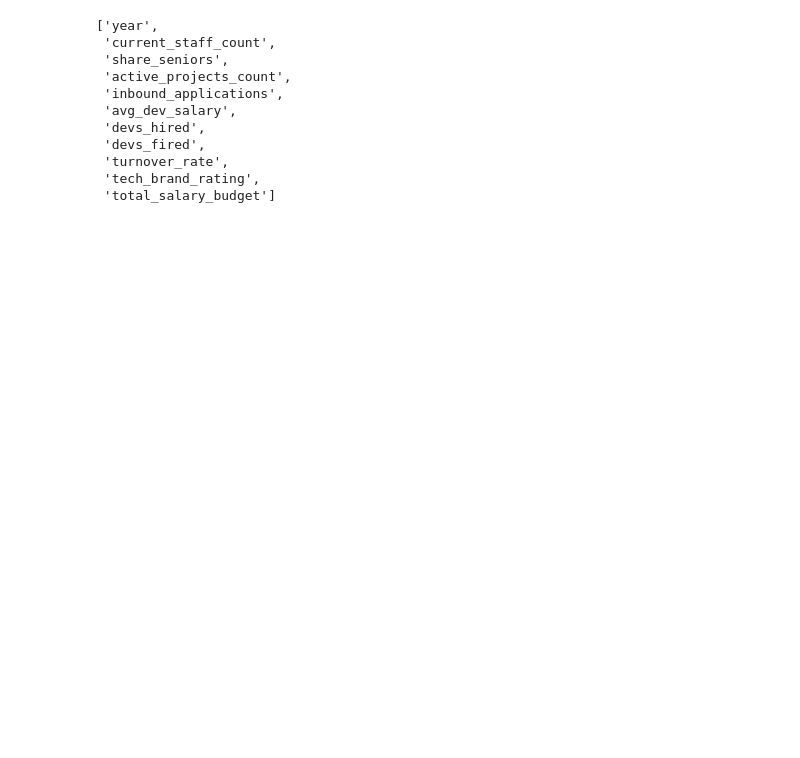
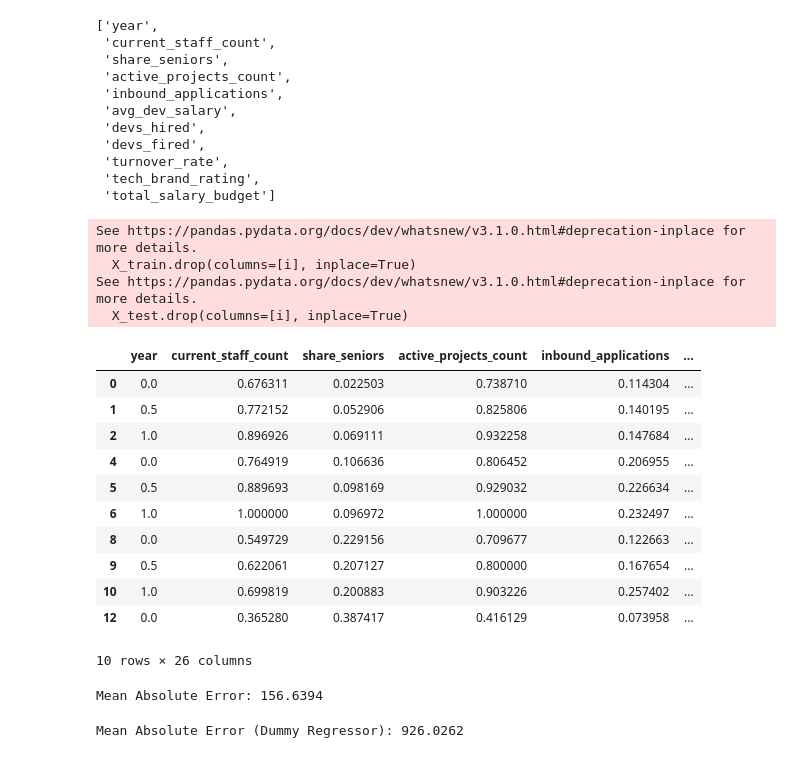
Before and after one commit to zuykovmikhail1305-boop/it_gorod, a Jupyter notebook: eda.ipynb, the cells around one changed output. Cells and saved outputs as stored; diff of their text form; code cells hidden in the pictures; blank space fills up the shorter version.

```diff
--- a/eda.ipynb
+++ b/eda.ipynb
@@ -180,3 +184,3 @@ y_train = df['yearly_cv_processed']
 # %%
-X_test = df_test.drop(columns=['department_id', 'yearly_cv_processed'])
-y_test = df_test['yearly_cv_processed']
+df_train = df[df['year'] != 2023]
+df_test = df[df['year'] != 2023]
@@ -198,3 +187,9 @@ X_train.columns.to_list()
+# %%
+X_train = df_train.drop(columns=['yearly_cv_processed', 'department_id'])
+y_train = df_train['yearly_cv_processed']
+
+X_test = df_test.drop(columns=['yearly_cv_processed', 'department_id'])
+y_test = df_test['yearly_cv_processed']
 # %%
 num_cols = [c for c in X_train.select_dtypes('number').columns]
 # %%
@@ -211,3 +206,63 @@ num_cols
  'turnover_rate',
  'tech_brand_rating',
  'total_salary_budget']
+# %%
+from sklearn.preprocessing import OneHotEncoder, MinMaxScaler
+
+encoder = OneHotEncoder()
+for i in X_train.columns.to_list():
+    if i not in num_cols:
+        encoder.fit(X_train[[i]])
+        X_train = pd.concat([X_train, pd.DataFrame(encoder.transform(X_train[[i]]).toarray(),
+                                                   columns=encoder.get_feature_names_out([i]),
+                                                   index=X_train.index)], axis=1)
+        X_test = pd.concat([X_test, pd.DataFrame(encoder.transform(X_test[[i]]).toarray(),
+                                                 columns=encoder.get_feature_names_out([i]),
+                                                 index=X_test.index)], axis=1)
+        X_train.drop(columns=[i], inplace=True)
+        X_test.drop(columns=[i], inplace=True)
+# %% [output]
+See https://pandas.pydata.org/docs/dev/whatsnew/v3.1.0.html#deprecation-inplace for more details.
+  X_train.drop(columns=[i], inplace=True)
+See https://pandas.pydata.org/docs/dev/whatsnew/v3.1.0.html#deprecation-inplace for more details.
+  X_test.drop(columns=[i], inplace=True)
+# %%
+for i in num_cols:
+    scaler = MinMaxScaler()
+    scaler.fit(X_train[[i]])
+    X_train[i] = scaler.transform(X_train[[i]])
+    X_test[i] = scaler.transform(X_test[[i]])
+# %%
+X_train.head(10)
+# %% [output]
+|  | year | current_staff_count | share_seniors | active_projects_count | inbound_applications | ... |
+| 0 | 0.0 | 0.676311 | 0.022503 | 0.738710 | 0.114304 | ... |
+| 1 | 0.5 | 0.772152 | 0.052906 | 0.825806 | 0.140195 | ... |
+| 2 | 1.0 | 0.896926 | 0.069111 | 0.932258 | 0.147684 | ... |
+| 4 | 0.0 | 0.764919 | 0.106636 | 0.806452 | 0.206955 | ... |
+| 5 | 0.5 | 0.889693 | 0.098169 | 0.929032 | 0.226634 | ... |
+| 6 | 1.0 | 1.000000 | 0.096972 | 1.000000 | 0.232497 | ... |
+| 8 | 0.0 | 0.549729 | 0.229156 | 0.709677 | 0.122663 | ... |
+| 9 | 0.5 | 0.622061 | 0.207127 | 0.800000 | 0.167654 | ... |
+| 10 | 1.0 | 0.699819 | 0.200883 | 0.903226 | 0.257402 | ... |
+| 12 | 0.0 | 0.365280 | 0.387417 | 0.416129 | 0.073958 | ... |
+10 rows × 26 columns
+# %%
+from sklearn.linear_model import LinearRegression
+from sklearn.metrics import mean_absolute_error
+model = LinearRegression()
+
+model.fit(X_train, y_train)
+predictions = model.predict(X_test)
+print(f'Mean Absolute Error: {mean_absolute_error(y_test, predictions):.4f}')
+# %% [output]
+Mean Absolute Error: 156.6394
+# %%
+from sklearn.dummy import DummyRegressor
+dummy_model = DummyRegressor(strategy='mean')
+
+dummy_model.fit(X_train, y_train)
+predictions_dummy = dummy_model.predict(X_test)
+print(f'Mean Absolute Error (Dummy Regressor): {mean_absolute_error(y_test, predictions_dummy):.4f}')
+# %% [output]
+Mean Absolute Error (Dummy Regressor): 926.0262
```
Also changed, not shown: parts of 9 cells of this notebook, 3 other files.
